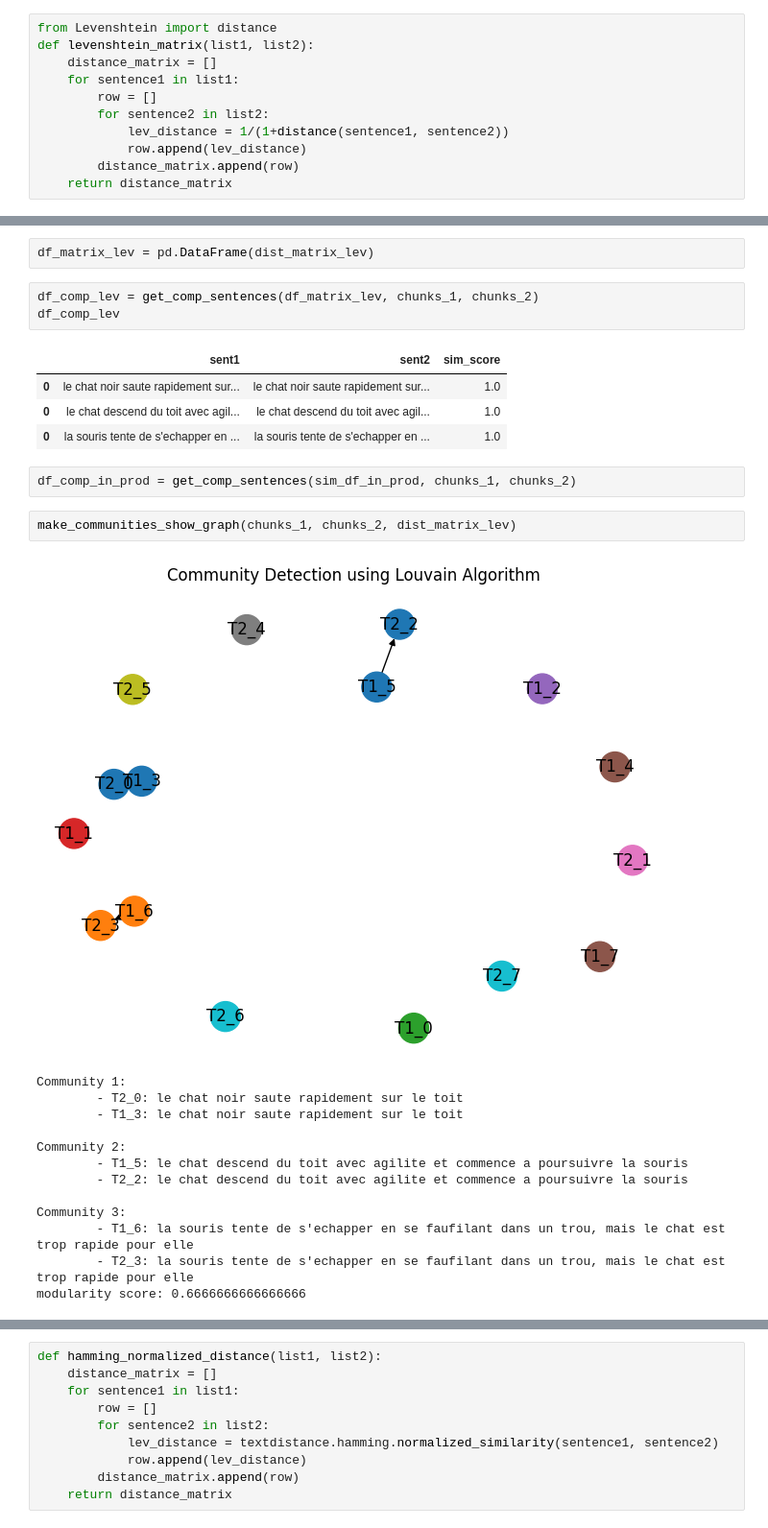
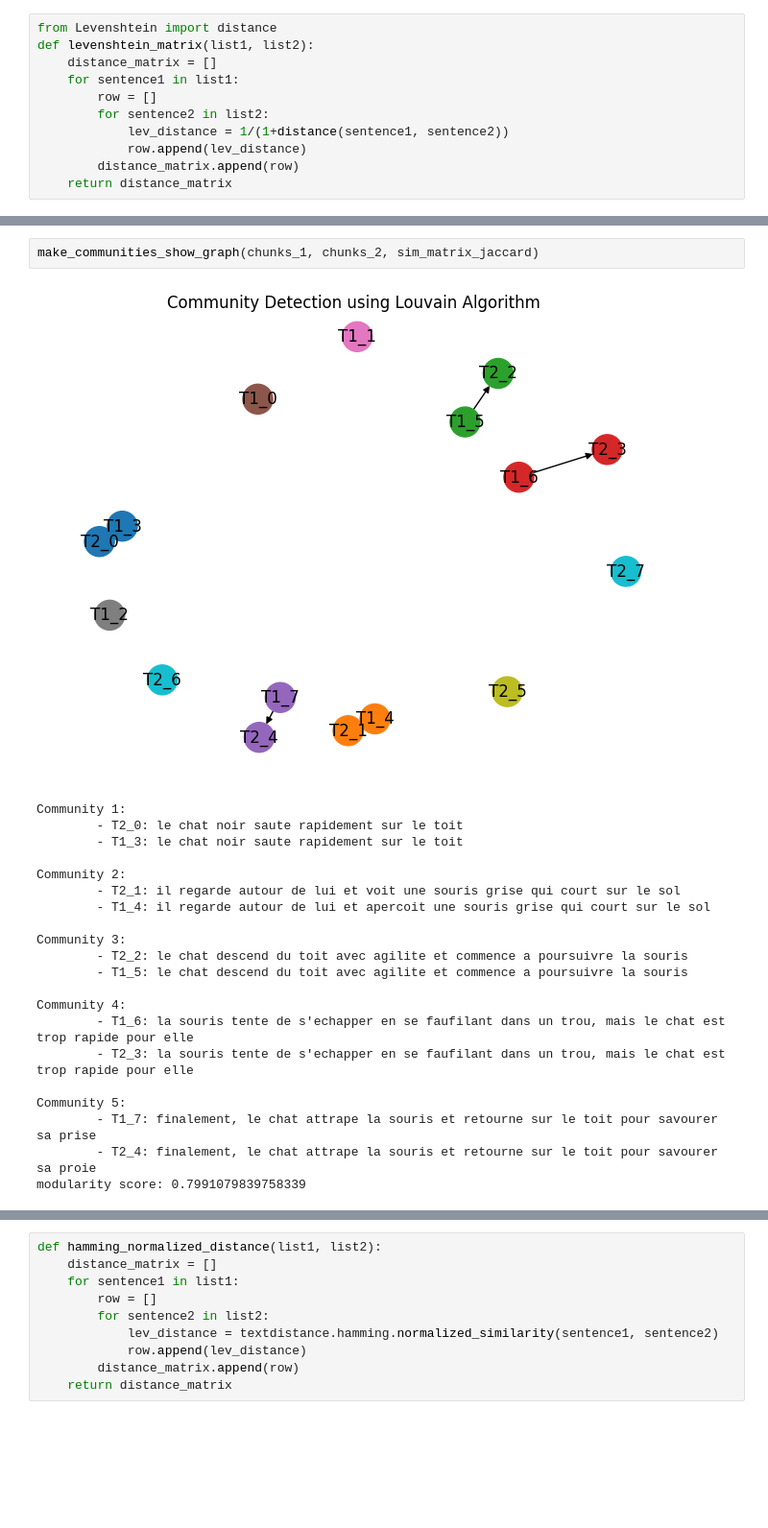
Before and after one commit to nacefbm/keywords_2024, a Jupyter notebook: CLEMENT_text_comp/text_comp.ipynb, the cells around one changed output, grey strips where cells are left out. Shown at 96% size. Cells and saved outputs as stored; diff of their text form; blank space fills up the shorter version.

```diff
--- a/CLEMENT_text_comp/text_comp.ipynb
+++ b/CLEMENT_text_comp/text_comp.ipynb
@@ -632,29 +587,25 @@ dist_matrix_lev = np.array(levenshtein_matrix(chunks_1, chunks_2))
-# %%
-df_matrix_lev = pd.DataFrame(dist_matrix_lev)
-# %%
-df_comp_lev = get_comp_sentences(df_matrix_lev, chunks_1, chunks_2)
-df_comp_lev
-# %% [output]
-|  | sent1 | sent2 | sim_score |
-| 0 | le chat noir saute rapidement sur... | le chat noir saute rapidement sur... | 1.0 |
-| 0 | le chat descend du toit avec agil... | le chat descend du toit avec agil... | 1.0 |
-| 0 | la souris tente de s'echapper en ... | la souris tente de s'echapper en ... | 1.0 |
-# %%
-df_comp_in_prod = get_comp_sentences(sim_df_in_prod, chunks_1, chunks_2)
 # %%
-make_communities_show_graph(chunks_1, chunks_2, dist_matrix_lev)
+make_communities_show_graph(chunks_1, chunks_2, sim_matrix_jaccard)
 # %% [output]
-[figure, old version]
+[figure, new version]
 Community 1:
         - T2_0: le chat noir saute rapidement sur le toit
         - T1_3: le chat noir saute rapidement sur le toit
 
 Community 2:
-        - T1_5: le chat descend du toit avec agilite et commence a poursuivre la souris
-        - T2_2: le chat descend du toit avec agilite et commence a poursuivre la souris
+        - T2_1: il regarde autour de lui et voit une souris grise qui court sur le sol
+        - T1_4: il regarde autour de lui et apercoit une souris grise qui court sur le sol
 
 Community 3:
+        - T2_2: le chat descend du toit avec agilite et commence a poursuivre la souris
+        - T1_5: le chat descend du toit avec agilite et commence a poursuivre la souris
+
+Community 4:
         - T1_6: la souris tente de s'echapper en se faufilant dans un trou, mais le chat est trop rapide pour elle
         - T2_3: la souris tente de s'echapper en se faufilant dans un trou, mais le chat est trop rapide pour elle
-modularity score: 0.6666666666666666
+
+Community 5:
+        - T1_7: finalement, le chat attrape la souris et retourne sur le toit pour savourer sa prise
+        - T2_4: finalement, le chat attrape la souris et retourne sur le toit pour savourer sa proie
+modularity score: 0.7991079839758339
 # %% [markdown]
```
Also changed, not shown: parts of 48 cells of this notebook.
